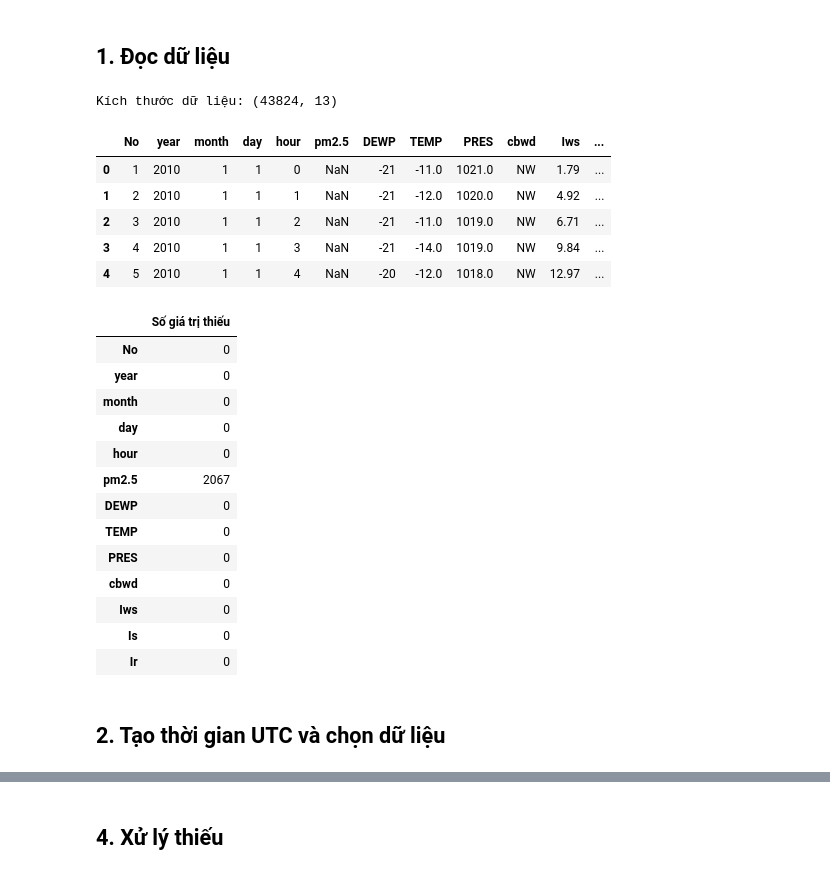
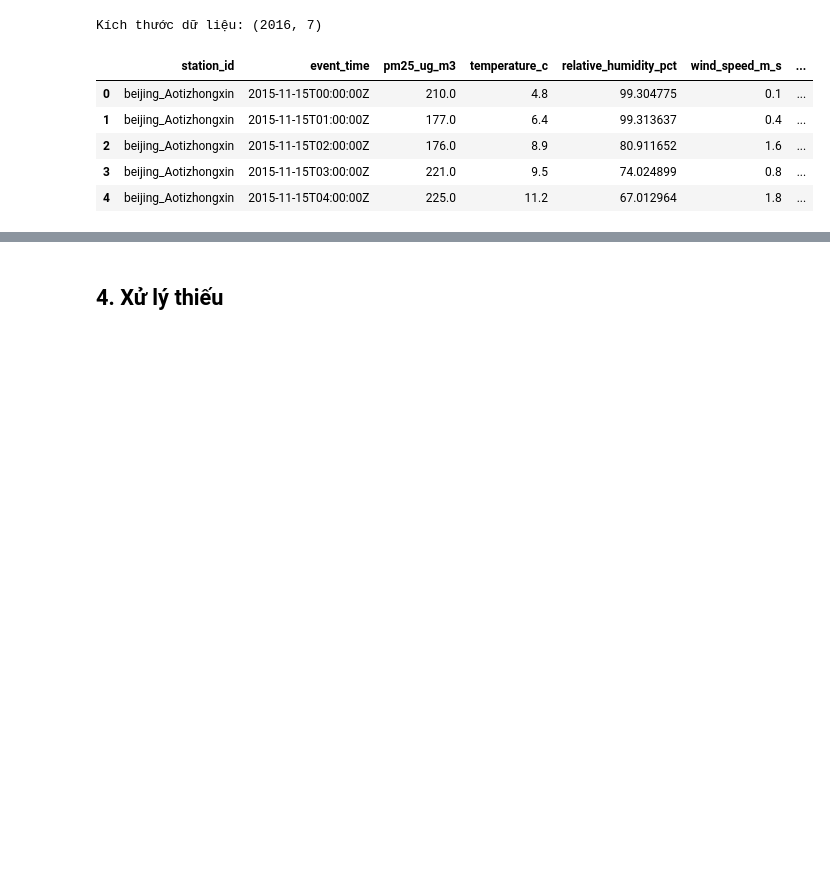
Before and after one commit to Nhom-4-HKDN-2026-2027/Nhom4-HKDN_2026-2027, a Jupyter notebook: models/pm25-baseline.ipynb, the cells around one changed output, grey strips where cells are left out. Cells and saved outputs as stored; diff of their text form; code cells hidden in the pictures; blank space fills up the shorter version.

```diff
--- a/models/pm25-baseline.ipynb
+++ b/models/pm25-baseline.ipynb
@@ -1,41 +1,30 @@
-# %% [markdown]
-## 1. Đọc dữ liệu
 # %%
 # %pip install pandas numpy matplotlib lightgbm scikit-learn
+from pathlib import Path
+
 import matplotlib.pyplot as plt
 import numpy as np
 import pandas as pd
 from IPython.display import display
 from lightgbm import LGBMRegressor
 from matplotlib.patches import Patch
 from sklearn.metrics import mean_absolute_error, mean_squared_error
 
-raw = pd.read_csv("PRSA_data_2010.1.1-2014.12.31.csv")
+csv_name = "beijing_multisite_features.csv"
+paths = [Path("data/sample") / csv_name, Path("../data/sample") / csv_name, Path(csv_name)]
+data_path = next((path for path in paths if path.is_file()), None)
+if data_path is None:
+    raise FileNotFoundError(f"Đặt {csv_name} trong data/sample/ hoặc cạnh notebook.")
+
+raw = pd.read_csv(data_path, dtype={"station_id": "string"})
 print("Kích thước dữ liệu:", raw.shape)
 display(raw.head())
-display(raw.isna().sum().to_frame("Số giá trị thiếu"))
 # %% [output]
-Kích thước dữ liệu: (43824, 13)
+Kích thước dữ liệu: (2016, 7)
-|  | No | year | month | day | hour | pm2.5 | DEWP | TEMP | PRES | cbwd | Iws | ... |
-| 0 | 1 | 2010 | 1 | 1 | 0 | NaN | -21 | -11.0 | 1021.0 | NW | 1.79 | ... |
-| 1 | 2 | 2010 | 1 | 1 | 1 | NaN | -21 | -12.0 | 1020.0 | NW | 4.92 | ... |
-| 2 | 3 | 2010 | 1 | 1 | 2 | NaN | -21 | -11.0 | 1019.0 | NW | 6.71 | ... |
-| 3 | 4 | 2010 | 1 | 1 | 3 | NaN | -21 | -14.0 | 1019.0 | NW | 9.84 | ... |
-| 4 | 5 | 2010 | 1 | 1 | 4 | NaN | -20 | -12.0 | 1018.0 | NW | 12.97 | ... |
+|  | station_id | event_time | pm25_ug_m3 | temperature_c | relative_humidity_pct | wind_speed_m_s | ... |
+| 0 | beijing_Aotizhongxin | 2015-11-15T00:00:00Z | 210.0 | 4.8 | 99.304775 | 0.1 | ... |
+| 1 | beijing_Aotizhongxin | 2015-11-15T01:00:00Z | 177.0 | 6.4 | 99.313637 | 0.4 | ... |
+| 2 | beijing_Aotizhongxin | 2015-11-15T02:00:00Z | 176.0 | 8.9 | 80.911652 | 1.6 | ... |
+| 3 | beijing_Aotizhongxin | 2015-11-15T03:00:00Z | 221.0 | 9.5 | 74.024899 | 0.8 | ... |
+| 4 | beijing_Aotizhongxin | 2015-11-15T04:00:00Z | 225.0 | 11.2 | 67.012964 | 1.8 | ... |
-|  | Số giá trị thiếu |
-| No | 0 |
-| year | 0 |
-| month | 0 |
-| day | 0 |
-| hour | 0 |
-| pm2.5 | 2067 |
-| DEWP | 0 |
-| TEMP | 0 |
-| PRES | 0 |
-| cbwd | 0 |
-| Iws | 0 |
-| Is | 0 |
-| Ir | 0 |
-# %% [markdown]
-## 2. Tạo thời gian UTC và chọn dữ liệu
 # %%
```
Also changed, not shown: parts of 12 cells of this notebook.
